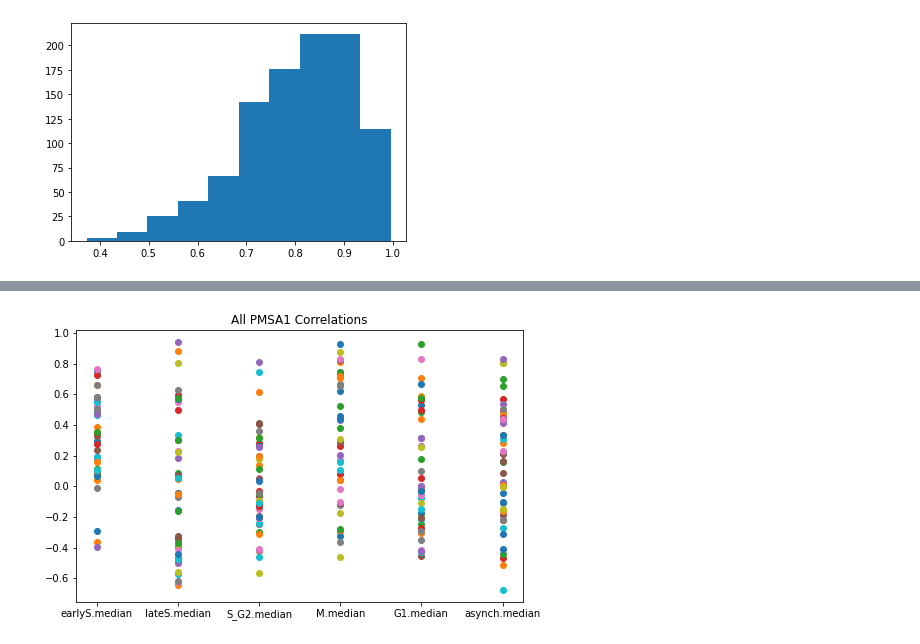
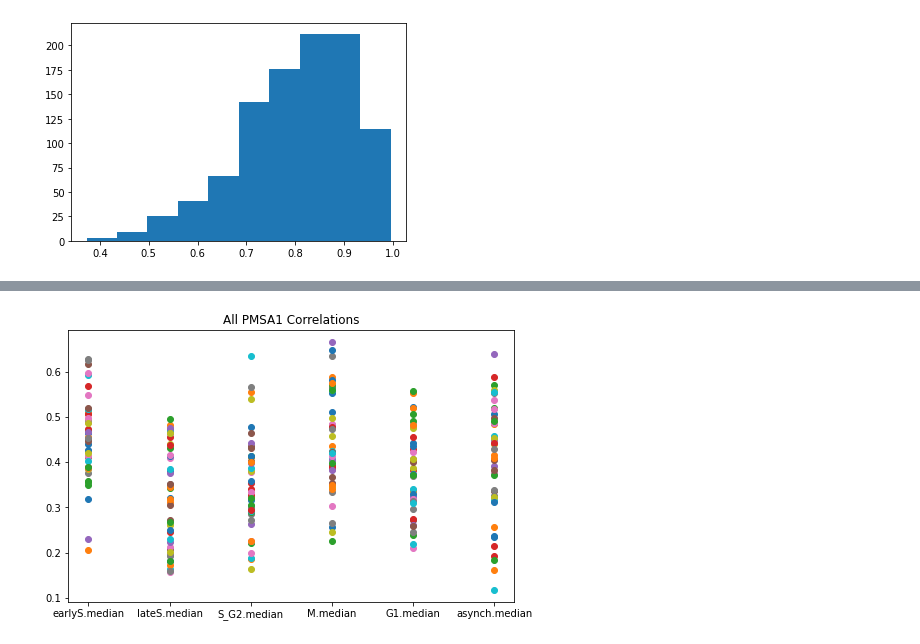
Before and after one commit to benbokor/protein-hmm, a Jupyter notebook: simulator/development.ipynb, the cells around one changed output, grey strips where cells are left out. Drawn from its saved outputs; the diff is of its cells as text; code cells hidden in the pictures.

```diff
--- a/simulator/development.ipynb
+++ b/simulator/development.ipynb
@@ -235,0 +192,20 @@ plt.show()
+# %%
+phases = ["earlyS.median", "lateS.median", "S_G2.median", "M.median", "G1.median", "asynch.median"]
+corr_generated_data = []
+
+plt.figure(figsize=(8,5))
+
+for i in range(100):
+    sim = simulator.Simulator(**kwargs)
+    sim.set_timepoints([0,1,1,0,0,0])
+    sim.generate_data()
+    corr = sim.calculate_correlations()
+    corr = np.array(corr)
+    corr = (corr + 1).reshape(1,-1)
+    normalized_values = preprocessing.normalize(corr)
+    plt.scatter(phases, normalized_values)
+
+
+plt.title("Simulation - Generated Data")
+plt.savefig("../figures/simulation_generated_data.png")
+plt.show()
@@ -235,0 +214,17 @@ plt.show()
+# %%
+corr_data = []
+phases = ["earlyS.median", "lateS.median", "S_G2.median", "M.median", "G1.median", "asynch.median"]
+
+for _ in range(100):
+    corr_data.append(sim.sample_correlations())
+
+corr_df = pd.DataFrame(corr_data)
+
+plt.figure(figsize=(8,5))
+
+for i in range(100):
+    plt.scatter(phases, corr_df.iloc[i])
+
+plt.title("Simulation - Sampling Correlations")
+plt.savefig("../figures/simulation_sampling_correlations.png")
+plt.show()
@@ -236,22 +233,24 @@ plt.show()
 # %%
 # Actual proteasome correlations
 proteasome_corr = pd.read_csv("../data/TPP_proteasome_correlations.csv")
 
 # Filtering for PSMA1 PSMA2 interactions
 psma1 = proteasome_corr[proteasome_corr["bait"] == "PSMA1"]
 
 unique_prey = psma1["prey"].unique().tolist()
 NUM_PREY = len(unique_prey)
 
 plt.figure(figsize=(8,5))
 
 for i in range(NUM_PREY):
     psma1_prey = psma1[psma1["prey"] == unique_prey[i]]
     psma1_prey.reset_index(inplace=True, drop=True)
-
-    plt.scatter(psma1_prey["t"], psma1_prey["corr"])
+    corr = psma1_prey["corr"].to_numpy()
+    corr = (corr + 1).reshape(1,-1)
+    normalized_values = preprocessing.normalize(corr)
+    plt.scatter(psma1_prey["t"], normalized_values)
 
 plt.title("All PMSA1 Correlations")
 plt.savefig("../figures/all_psma1_correlations.png")
 # %% [output]
-[figure, old version]
+[figure, new version]
```
Also changed, not shown: parts of 7 cells of this notebook, 9 other files.
